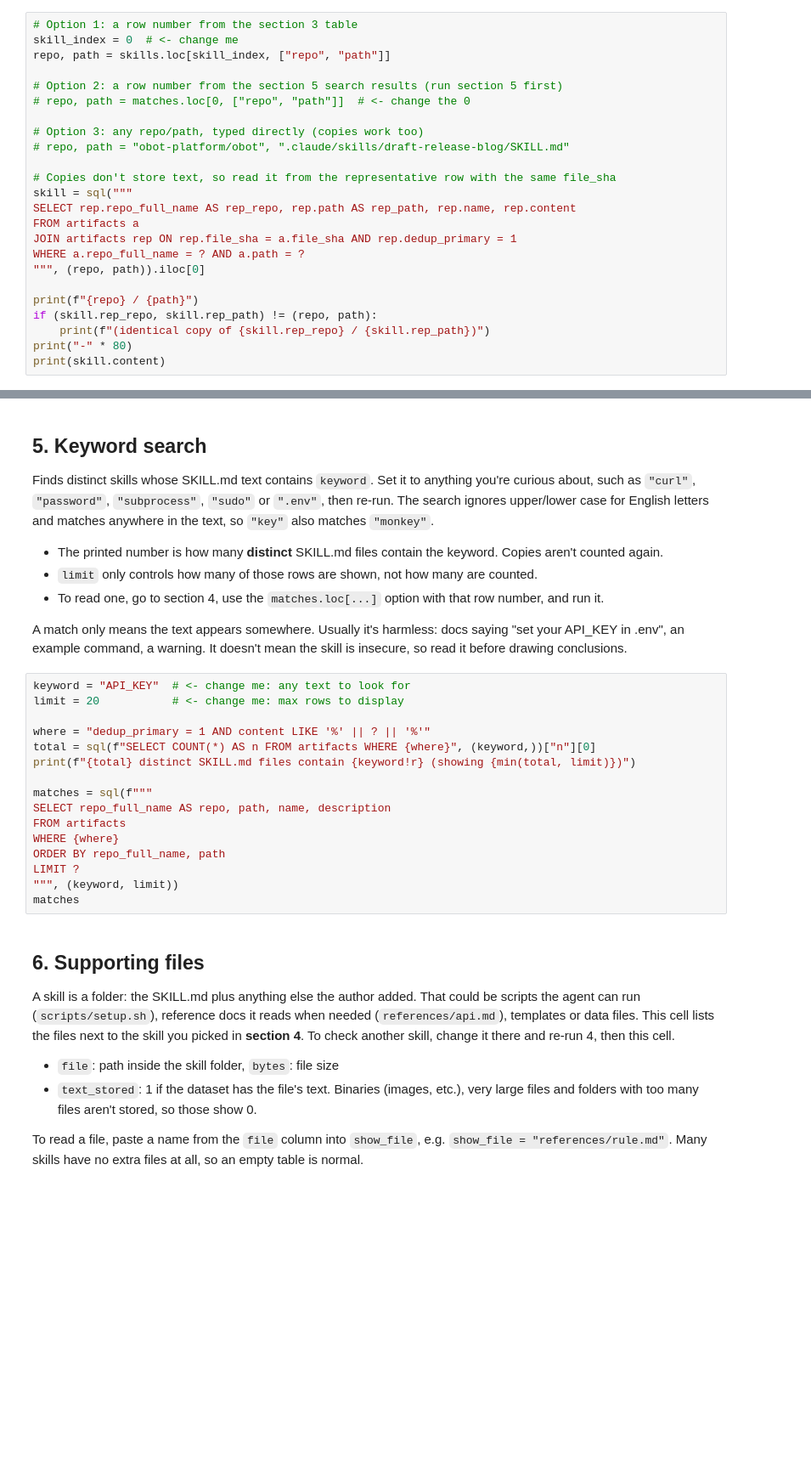
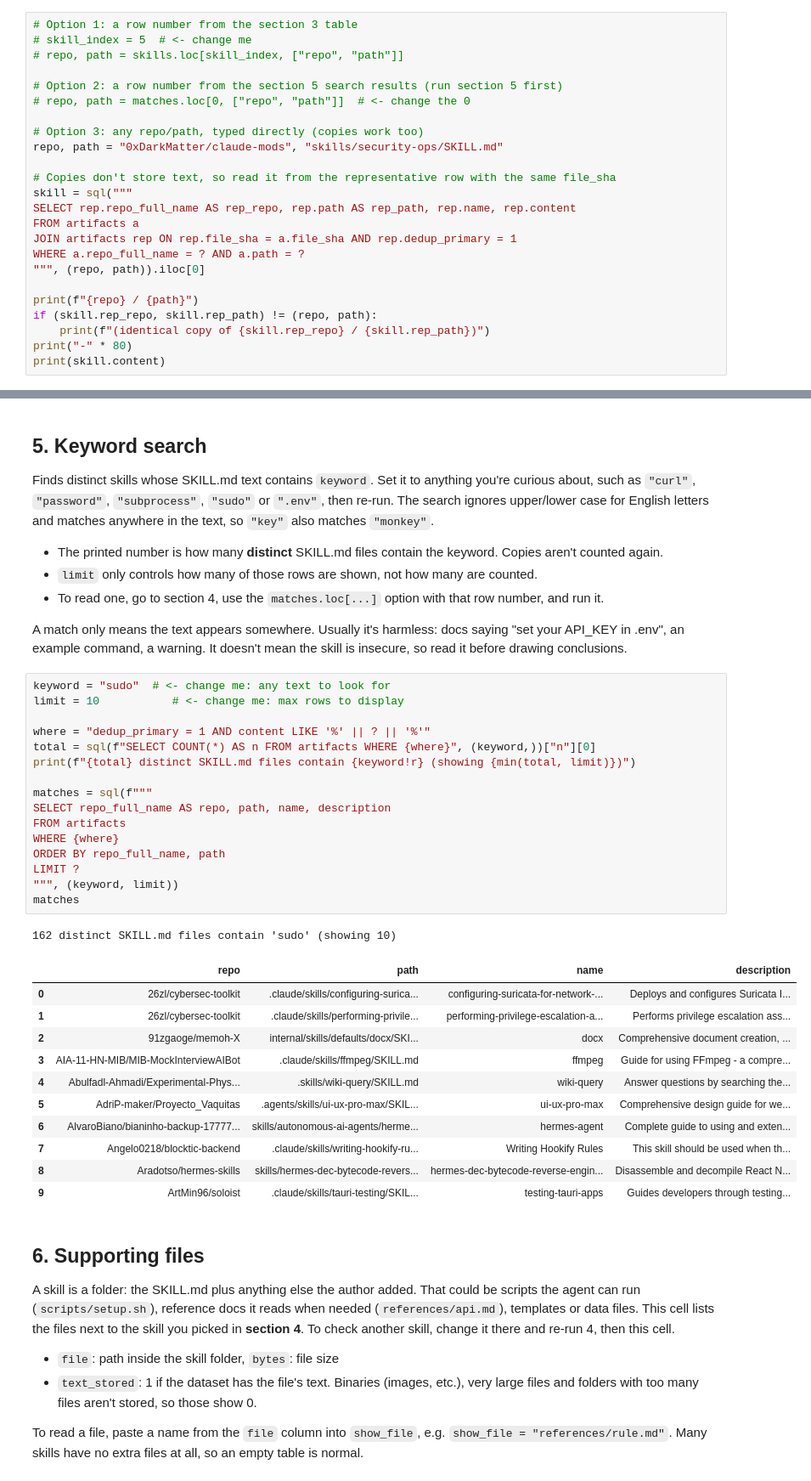
Before and after one commit to MSR-2027-Mining-Challenge/SkillGuard, a Jupyter notebook: notebooks/00_gitskills_exploration.ipynb, the cells around one changed output, grey strips where cells are left out. Shown at 85% size. Drawn from its saved outputs; the diff is of its cells as text; blank space fills up the shorter version.

```diff
--- a/notebooks/00_gitskills_exploration.ipynb
+++ b/notebooks/00_gitskills_exploration.ipynb
@@ -119,14 +163,14 @@ and the output says which one. Section 6 shows the files for whatever skill you
 variable.
 # %%
 # Option 1: a row number from the section 3 table
-skill_index = 0  # <- change me
-repo, path = skills.loc[skill_index, ["repo", "path"]]
+# skill_index = 5  # <- change me
+# repo, path = skills.loc[skill_index, ["repo", "path"]]
 
 # Option 2: a row number from the section 5 search results (run section 5 first)
 # repo, path = matches.loc[0, ["repo", "path"]]  # <- change the 0
 
 # Option 3: any repo/path, typed directly (copies work too)
-# repo, path = "obot-platform/obot", ".claude/skills/draft-release-blog/SKILL.md"
+repo, path = "0xDarkMatter/claude-mods", "skills/security-ops/SKILL.md"
 
 # Copies don't store text, so read it from the representative row with the same file_sha
 skill = sql("""
@@ -155,21 +217,34 @@ for English letters and matches anywhere in the text, so `"key"` also matches `"
 A match only means the text appears somewhere. Usually it's harmless: docs saying "set your API_KEY in .env",
 an example command, a warning. It doesn't mean the skill is insecure, so read it before drawing conclusions.
 # %%
-keyword = "API_KEY"  # <- change me: any text to look for
-limit = 20           # <- change me: max rows to display
+keyword = "sudo"  # <- change me: any text to look for
+limit = 10           # <- change me: max rows to display
 
 where = "dedup_primary = 1 AND content LIKE '%' || ? || '%'"
 total = sql(f"SELECT COUNT(*) AS n FROM artifacts WHERE {where}", (keyword,))["n"][0]
 print(f"{total} distinct SKILL.md files contain {keyword!r} (showing {min(total, limit)})")
 
 matches = sql(f"""
 SELECT repo_full_name AS repo, path, name, description
 FROM artifacts
 WHERE {where}
 ORDER BY repo_full_name, path
 LIMIT ?
 """, (keyword, limit))
 matches
+# %% [output]
+162 distinct SKILL.md files contain 'sudo' (showing 10)
+|  | repo | path | name | description |
+| 0 | 26zl/cybersec-toolkit | .claude/skills/configuring-surica... | configuring-suricata-for-network-... | Deploys and configures Suricata I... |
+| 1 | 26zl/cybersec-toolkit | .claude/skills/performing-privile... | performing-privilege-escalation-a... | Performs privilege escalation ass... |
+| 2 | 91zgaoge/memoh-X | internal/skills/defaults/docx/SKI... | docx | Comprehensive document creation, ... |
+| 3 | AIA-11-HN-MIB/MIB-MockInterviewAIBot | .claude/skills/ffmpeg/SKILL.md | ffmpeg | Guide for using FFmpeg - a compre... |
+| 4 | Abulfadl-Ahmadi/Experimental-Phys... | .skills/wiki-query/SKILL.md | wiki-query | Answer questions by searching the... |
+| 5 | AdriP-maker/Proyecto_Vaquitas | .agents/skills/ui-ux-pro-max/SKIL... | ui-ux-pro-max | Comprehensive design guide for we... |
+| 6 | AlvaroBiano/bianinho-backup-17777... | skills/autonomous-ai-agents/herme... | hermes-agent | Complete guide to using and exten... |
+| 7 | Angelo0218/blocktic-backend | .claude/skills/writing-hookify-ru... | Writing Hookify Rules | This skill should be used when th... |
+| 8 | Aradotso/hermes-skills | skills/hermes-dec-bytecode-revers... | hermes-dec-bytecode-reverse-engin... | Disassemble and decompile React N... |
+| 9 | ArtMin96/soloist | .claude/skills/tauri-testing/SKIL... | testing-tauri-apps | Guides developers through testing... |
 # %% [markdown]
 ## 6. Supporting files
 
```
Also changed, not shown: parts of 7 cells of this notebook, 6 other files.
